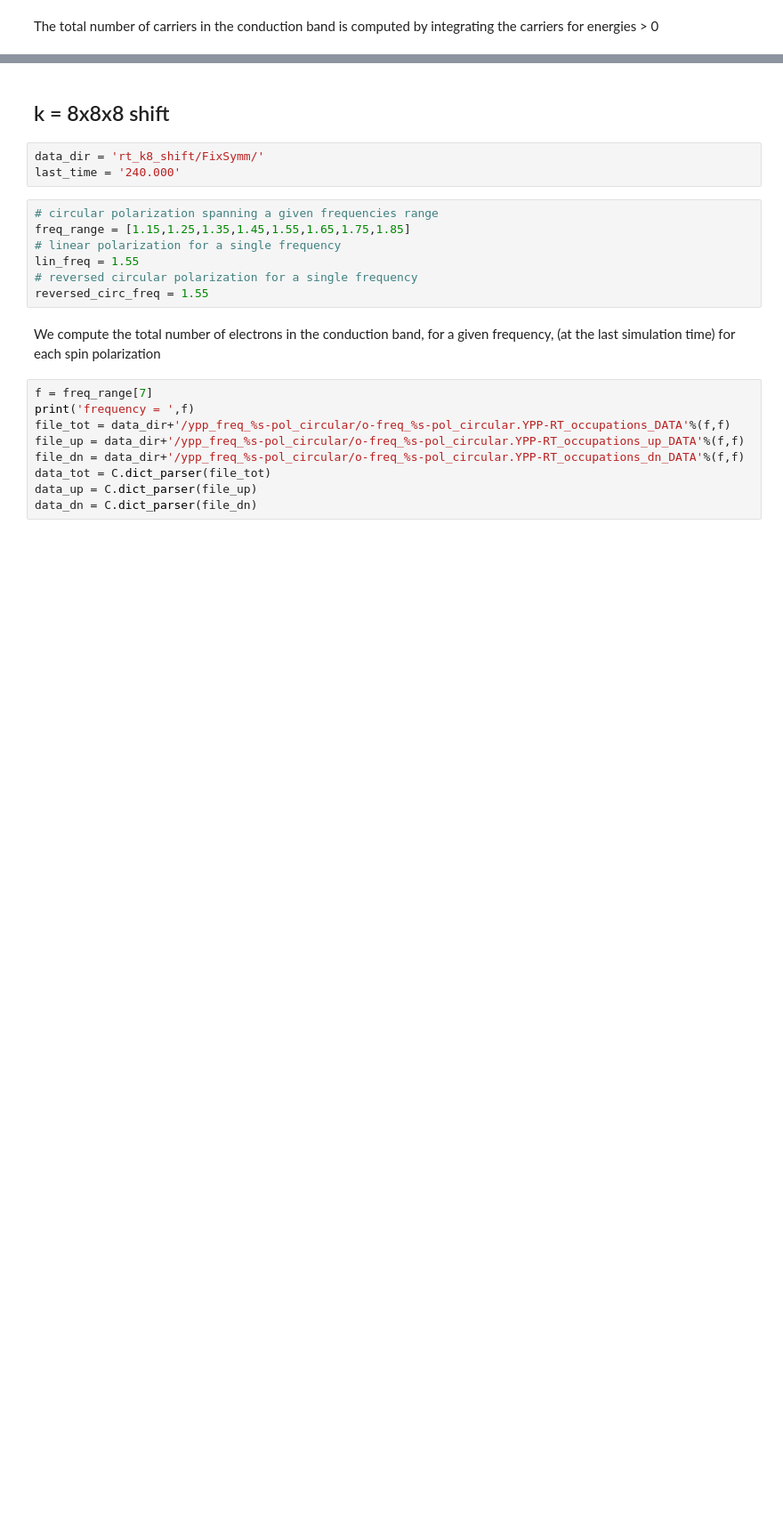
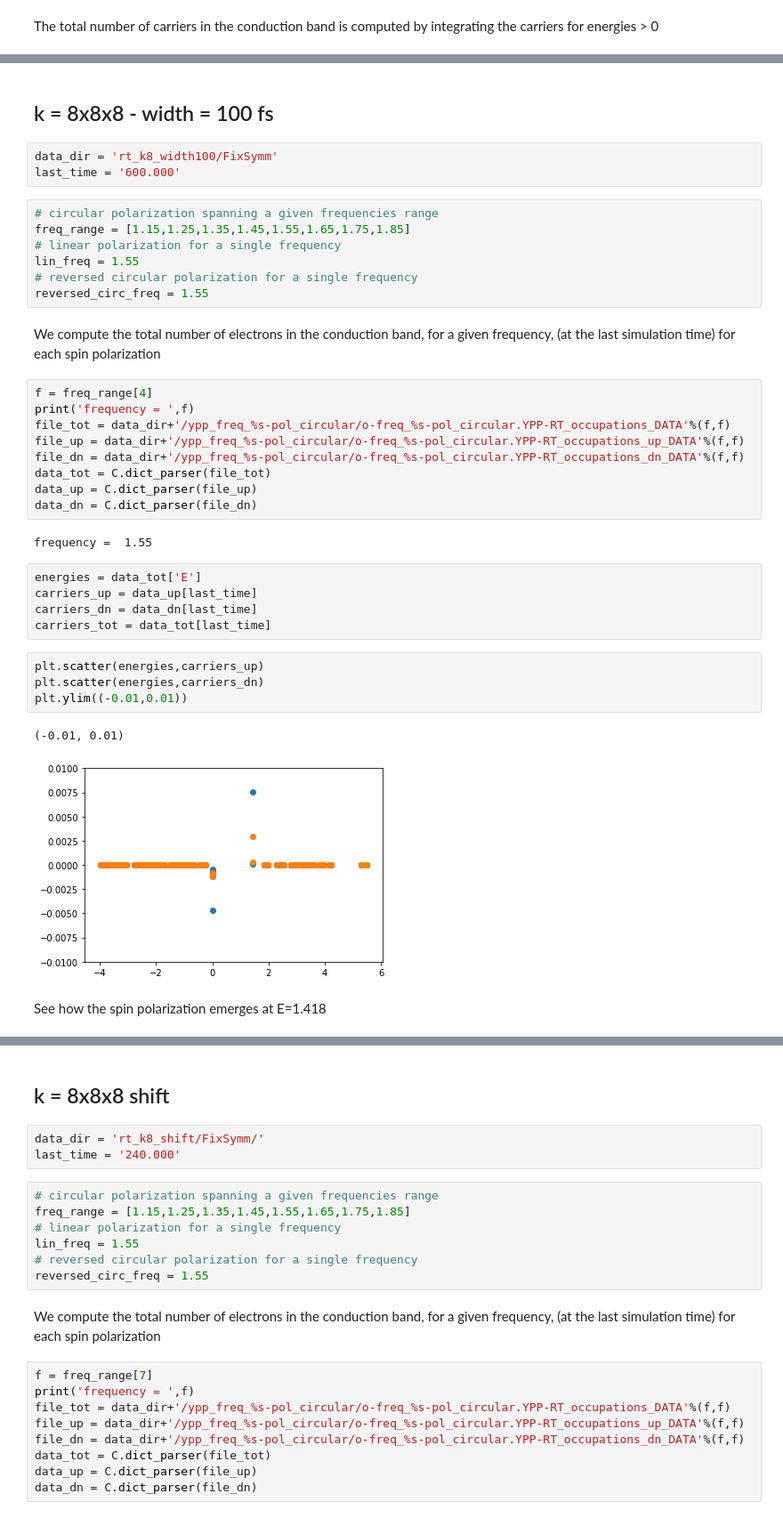
Before and after one commit to marcodalessandro76/Generation-and-decay-of-the-degree-of-spin-polarization-in-GaAs, a Jupyter notebook: Spin_polarization_analysis.ipynb, the cells around one changed output, grey strips where cells are left out. Shown at 89% size. Drawn from its saved outputs; the diff is of its cells as text; blank space fills up the shorter version.

```diff
--- a/Spin_polarization_analysis.ipynb
+++ b/Spin_polarization_analysis.ipynb
@@ -135,0 +148,39 @@ plt.scatter(freq_range,spin_pol)
+# %% [markdown]
+## k = 8x8x8 - width = 100 fs
+# %%
+data_dir = 'rt_k8_width100/FixSymm'
+last_time = '600.000'
+# %%
+# circular polarization spanning a given frequencies range
+freq_range = [1.15,1.25,1.35,1.45,1.55,1.65,1.75,1.85]
+# linear polarization for a single frequency
+lin_freq = 1.55
+# reversed circular polarization for a single frequency
+reversed_circ_freq = 1.55
+# %% [markdown]
+We compute the total number of electrons in the conduction band, for a given frequency, (at the last simulation time) for each spin polarization
+# %%
+f = freq_range[4]
+print('frequency = ',f)
+file_tot = data_dir+'/ypp_freq_%s-pol_circular/o-freq_%s-pol_circular.YPP-RT_occupations_DATA'%(f,f)
+file_up = data_dir+'/ypp_freq_%s-pol_circular/o-freq_%s-pol_circular.YPP-RT_occupations_up_DATA'%(f,f)
+file_dn = data_dir+'/ypp_freq_%s-pol_circular/o-freq_%s-pol_circular.YPP-RT_occupations_dn_DATA'%(f,f)
+data_tot = C.dict_parser(file_tot)
+data_up = C.dict_parser(file_up)
+data_dn = C.dict_parser(file_dn)
+# %% [output]
+frequency =  1.55
+# %%
+energies = data_tot['E']
+carriers_up = data_up[last_time]
+carriers_dn = data_dn[last_time]
+carriers_tot = data_tot[last_time]
+# %%
+plt.scatter(energies,carriers_up)
+plt.scatter(energies,carriers_dn)
+plt.ylim((-0.01,0.01))
+# %% [output]
+(-0.01, 0.01)
+[figure, added]
+# %% [markdown]
+See how the spin polarization emerges at E=1.418
```
Also changed, not shown: parts of 28 cells of this notebook, 3 other files.
